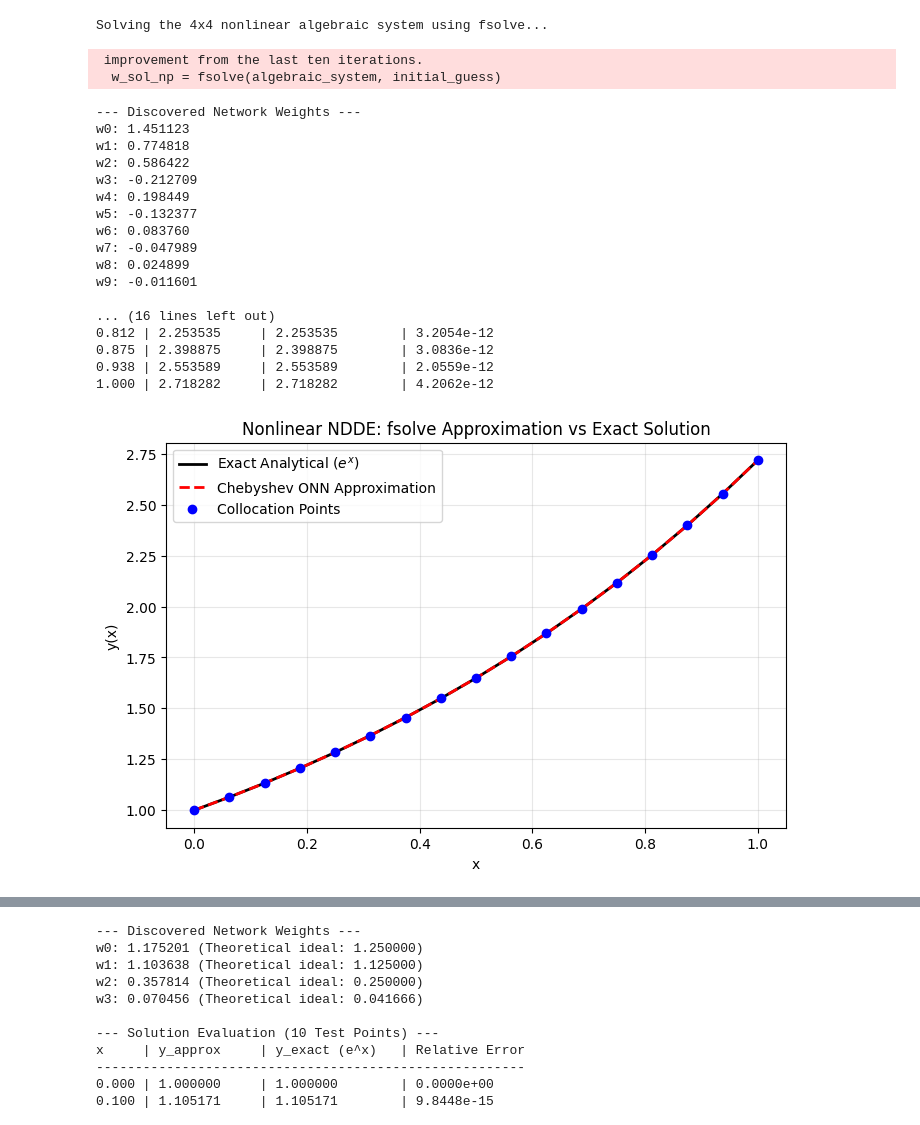
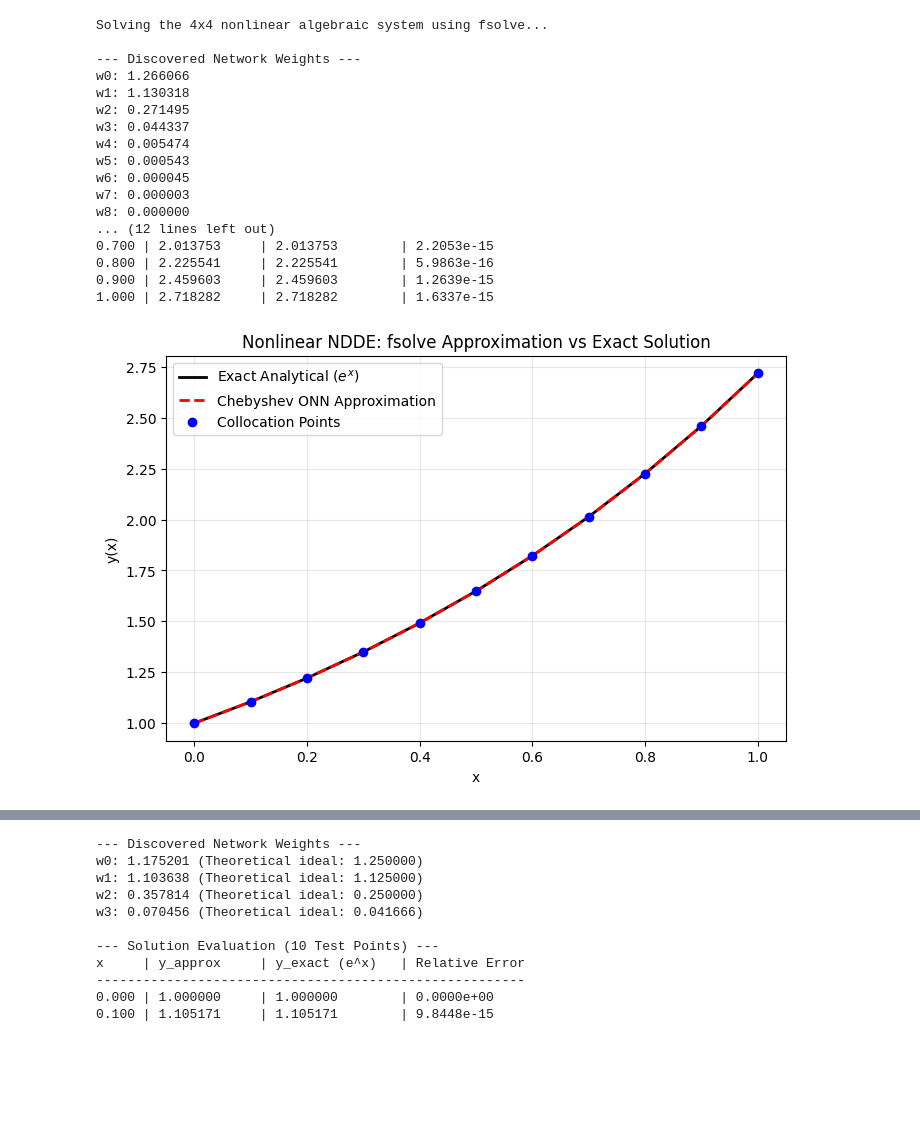
Before and after one commit to shahbaz11-arch/NNDDE, a Jupyter notebook: NonlinearDDE.ipynb, the cells around one changed output, grey strips where cells are left out. Cells and saved outputs as stored; diff of their text form; code cells hidden in the pictures; blank space fills up the shorter version.

```diff
--- a/NonlinearDDE.ipynb
+++ b/NonlinearDDE.ipynb
@@ -100,7 +100,7 @@ def algebraic_system(w_np):
     residuals.append((y_0[0] - 1.0).item())
 
     # Equations 2, 3, 4: ODE Collocation at x = {0.0, 0.5, 1.0}
-    colloc_points = torch.linspace(0, 1, 17, dtype=torch.float64) #(1. This needs to change)
+    colloc_points = torch.linspace(0, 1, 11, dtype=torch.float64) #(1. This needs to change)
 
     lhs = compute_lhs(colloc_points, w)
     rhs = compute_rhs(colloc_points)
@@ -119,7 +119,7 @@ print("Solving the 4x4 nonlinear algebraic system using fsolve...")
 
 # Initial guess for the weights [w0, w1, w2, w3, w4, w5] (2. This needs to change)
 # We start with [1, 1, 0, 0] as a neutral guess
-initial_guess = np.array([0.0, 0.0, 0.0, 0.0, 0.0, 0.0, 0.0,0.0, 0.0,0.0,0.0,
+initial_guess = np.array([0.0, 0.0, 0.0, 0.0, 0.0,
                           0.0, 0.0, 0.0, 0.0, 0.0, 0.0, 0.0])
 
 # Run fsolve
@@ -143,51 +143,48 @@ print(f"w9: {w_sol[9]:.6f}")
 # ==========================================
 print("\n--- Solution Evaluation (10 Test Points) ---")
 print(f"{'x':<5} | {'y_approx':<12} | {'y_exact (e^x)':<15} | {'Relative Error':<15}")
 print("-" * 55)
 
-x_eval = torch.linspace(0, 1, 17, dtype=torch.float64) #(3. This needs to change)
+x_eval = torch.linspace(0, 1, 11, dtype=torch.float64) #(3. This needs to change)
 y_approx, _ = predict(x_eval, w_sol)
 y_exact = torch.exp(x_eval)
 
 rel_errors = torch.abs(y_approx - y_exact) / torch.abs(y_exact)
 
 for i in range(len(x_eval)):
     x_val = x_eval[i].item()
     approx_val = y_approx[i].item()
     exact_val = y_exact[i].item()
     err_val = rel_errors[i].item()
     print(f"{x_val:<5.3f} | {approx_val:<12.6f} | {exact_val:<15.6f} | {err_val:<15.4e}")
 
 # Visualization
 plt.figure(figsize=(8, 5))
 plt.plot(x_eval.numpy(), y_exact.numpy(), 'k-', linewidth=2, label='Exact Analytical ($e^x$)')
 plt.plot(x_eval.numpy(), y_approx.numpy(), 'r--', linewidth=2, label='Chebyshev ONN Approximation')
 plt.scatter(x_eval.numpy(), predict(x_eval, w_sol)[0].numpy(), color='blue', zorder=5, label='Collocation Points')
 plt.title("Nonlinear NDDE: fsolve Approximation vs Exact Solution")
 plt.xlabel("x")
 plt.ylabel("y(x)")
 plt.legend()
 plt.grid(True, alpha=0.3)
 plt.show()
 # %% [output]
 Solving the 4x4 nonlinear algebraic system using fsolve...
+
+--- Discovered Network Weights ---
+w0: 1.266066
+w1: 1.130318
+w2: 0.271495
+w3: 0.044337
+w4: 0.005474
+w5: 0.000543
+w6: 0.000045
+w7: 0.000003
+w8: 0.000000
+... (12 lines left out)
+0.700 | 2.013753     | 2.013753        | 2.2053e-15
+0.800 | 2.225541     | 2.225541        | 5.9863e-16
+0.900 | 2.459603     | 2.459603        | 1.2639e-15
+1.000 | 2.718282     | 2.718282        | 1.6337e-15
- improvement from the last ten iterations.
-  w_sol_np = fsolve(algebraic_system, initial_guess)
---- Discovered Network Weights ---
-w0: 1.451123
-w1: 0.774818
-w2: 0.586422
-w3: -0.212709
-w4: 0.198449
-w5: -0.132377
-w6: 0.083760
-w7: -0.047989
-w8: 0.024899
-w9: -0.011601
-
-... (16 lines left out)
-0.812 | 2.253535     | 2.253535        | 3.2054e-12
-0.875 | 2.398875     | 2.398875        | 3.0836e-12
-0.938 | 2.553589     | 2.553589        | 2.0559e-12
-1.000 | 2.718282     | 2.718282        | 4.2062e-12
-[figure, old version]
+[figure, new version]
```
Also changed, not shown: parts of 2 cells of this notebook.
